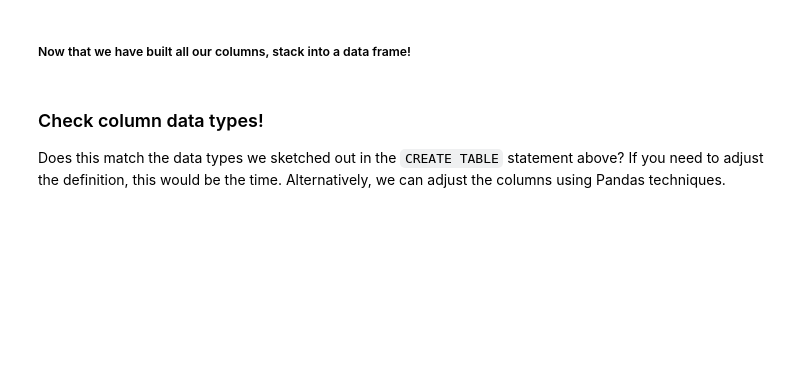
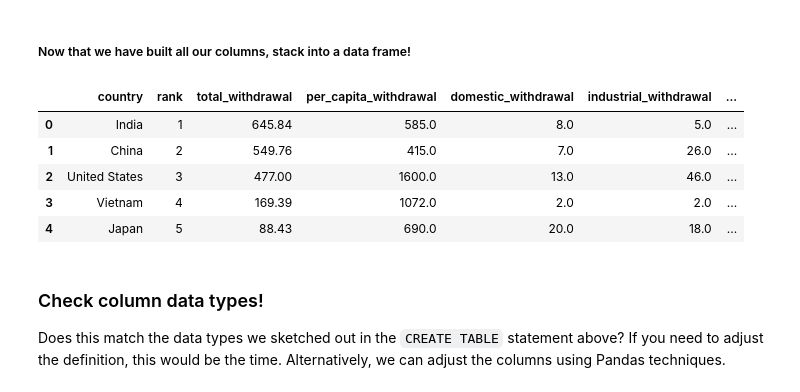
Before and after one commit to BlakeBigG/Database_and_Analytics_MS, a Jupyter notebook: modules/module6/exercises/M6-E3-ETL.ipynb, the cells around one changed output. Saved outputs shown, nothing was run; the diff lists cells and outputs as text; code cells hidden in the pictures; blank space fills up the shorter version.

```diff
--- a/modules/module6/exercises/M6-E3-ETL.ipynb
+++ b/modules/module6/exercises/M6-E3-ETL.ipynb
@@ -62,6 +121,6 @@ The default encoding format is 'UTF-8' as shown below.
 [Click here for additional documentations about the response object.](http://docs.python-requests.org/en/master/user/quickstart/#response-content)
 # %%
 # Parse the html in the 'response' variable, and store it in Beautiful Soup format
-soup = <write your code>
+soup = BeautifulSoup(response.text, "html")
 # %% [markdown]
 ### Inspect the page source to determine how you need to extract the tables into its own soup object.
@@ -68,2 +147,27 @@ soup = <write your code>
 # %% [markdown]
 #### Look at the first couple rows
+# %%
+# We can fetch all Tables with a find_all()
+all_tables=soup.find_all('table')
+print(type(all_tables))
+print(f"Num of avaiable tables = {len(all_tables)}")
+
+wikitables=soup.find_all('table', {'class':"wikitable"})
+print(f"Num of avaiable wikitables = {len(wikitables)}")
+
+# In this case the second occurrence is the right table
+right_table=soup.find_all('table', class_='wikitable')[0]
+print(type(right_table))
+
+
+first_two_rows = right_table.findAll("tr")[0:2]
+
+print("Header")
+print("-"*30)
+print(first_two_rows[0])
+
+print("="*30)
+
+print("First Data row")
+print("-"*30)
+print(first_two_rows[1])
@@ -82,5 +286,26 @@ locale.setlocale( locale.LC_ALL, 'en_US.UTF-8' )
 # %% [markdown]
 ##### Now that we have built all our columns, stack into a data frame!
+# %%
+import pandas as pd
+
+df=pd.DataFrame({'country': country,
+                'rank': rank,
+                'total_withdrawal': total_withdrawal,
+                'per_capita_withdrawal': per_capita_withdrawal,
+                'domestic_withdrawal': domestic_withdrawal,
+                'industrial_withdrawal': industrial_withdrawal,
+                'agricultural_withdrawal': agricultural_withdrawal,
+                'date': date
+                })
+
+df.head()
+# %% [output]
+|  | country | rank | total_withdrawal | per_capita_withdrawal | domestic_withdrawal | industrial_withdrawal | ... |
+| 0 | India | 1 | 645.84 | 585.0 | 8.0 | 5.0 | ... |
+| 1 | China | 2 | 549.76 | 415.0 | 7.0 | 26.0 | ... |
+| 2 | United States | 3 | 477.00 | 1600.0 | 13.0 | 46.0 | ... |
+| 3 | Vietnam | 4 | 169.39 | 1072.0 | 2.0 | 2.0 | ... |
+| 4 | Japan | 5 | 88.43 | 690.0 | 20.0 | 18.0 | ... |
 # %% [markdown]
 ### Check  column data types!
 Does this match the data types we sketched out in the `CREATE TABLE` statement above?
```
Also changed, not shown: parts of 14 cells of this notebook, 6 other files.
